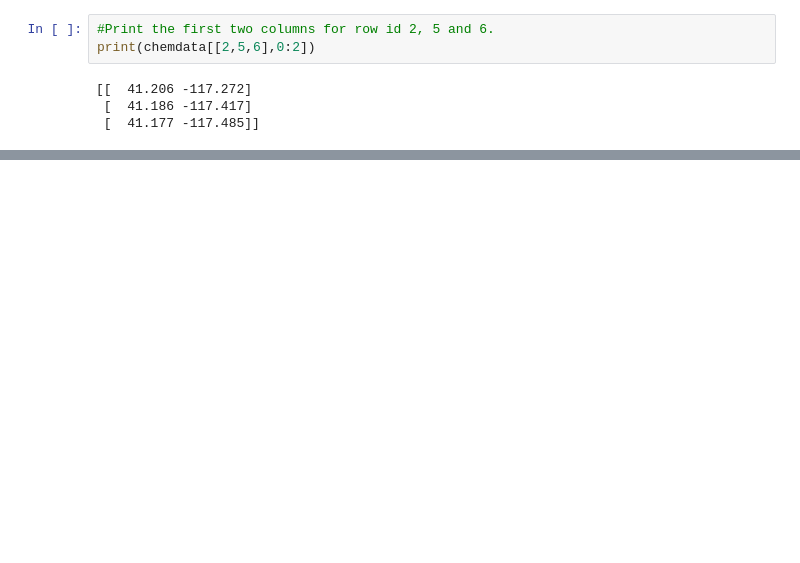
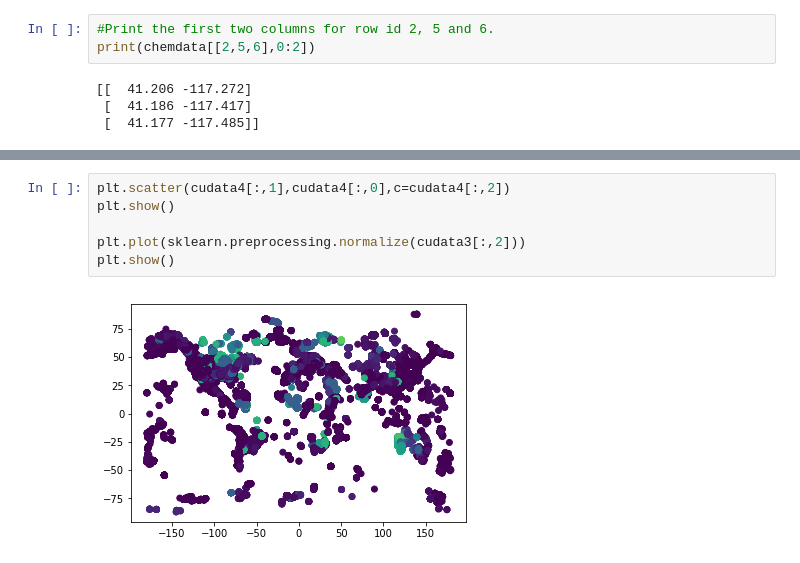
Before and after one commit to natbutter/AGCC_pyforgeo, a Jupyter notebook: examples/Intro_Python_Geo.ipynb, the cells around one changed output, grey strips where cells are left out. Drawn from its saved outputs; the diff is of its cells as text; blank space fills up the shorter version.

```diff
--- a/examples/Intro_Python_Geo.ipynb
+++ b/examples/Intro_Python_Geo.ipynb
@@ -125,0 +160,8 @@ plt.plot(cudata[:,0],cudata[:,1],'k.')
+# %%
+plt.scatter(cudata4[:,1],cudata4[:,0],c=cudata4[:,2])
+plt.show()
+
+plt.plot(sklearn.preprocessing.normalize(cudata3[:,2]))
+plt.show()
+# %% [output]
+[figure, added]
```
Also changed, not shown: parts of 21 cells of this notebook, 3 other files.
